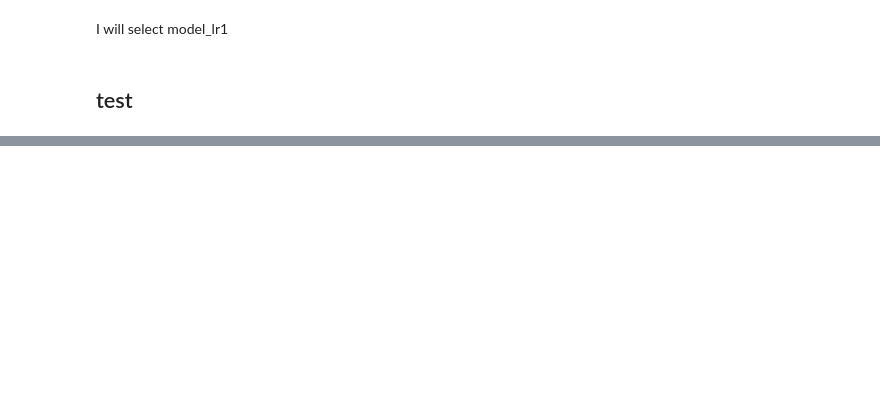
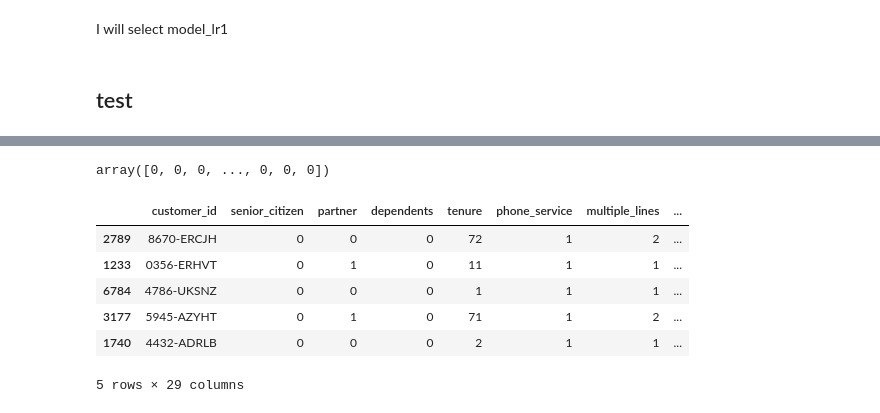
Before and after one commit to cindyvillanuevads/telco_classification_project, a Jupyter notebook: initial_nb_project.ipynb, the cells around one changed output, grey strips where cells are left out. Cells and saved outputs as stored; diff of their text form; code cells hidden in the pictures; blank space fills up the shorter version.

```diff
--- a/initial_nb_project.ipynb
+++ b/initial_nb_project.ipynb
@@ -1149,0 +1685,14 @@ rec_model1
+# %%
+pred1
+# %% [output]
+array([0, 0, 0, ..., 0, 0, 0])
+# %%
+test.head()
+# %% [output]
+|  | customer_id | senior_citizen | partner | dependents | tenure | phone_service | multiple_lines | ... |
+| 2789 | 8670-ERCJH | 0 | 0 | 0 | 72 | 1 | 2 | ... |
+| 1233 | 0356-ERHVT | 0 | 1 | 0 | 11 | 1 | 1 | ... |
+| 6784 | 4786-UKSNZ | 0 | 0 | 0 | 1 | 1 | 1 | ... |
+| 3177 | 5945-AZYHT | 0 | 1 | 0 | 71 | 1 | 2 | ... |
+| 1740 | 4432-ADRLB | 0 | 0 | 0 | 2 | 1 | 1 | ... |
+5 rows × 29 columns
```
Also changed, not shown: parts of 58 cells of this notebook.
